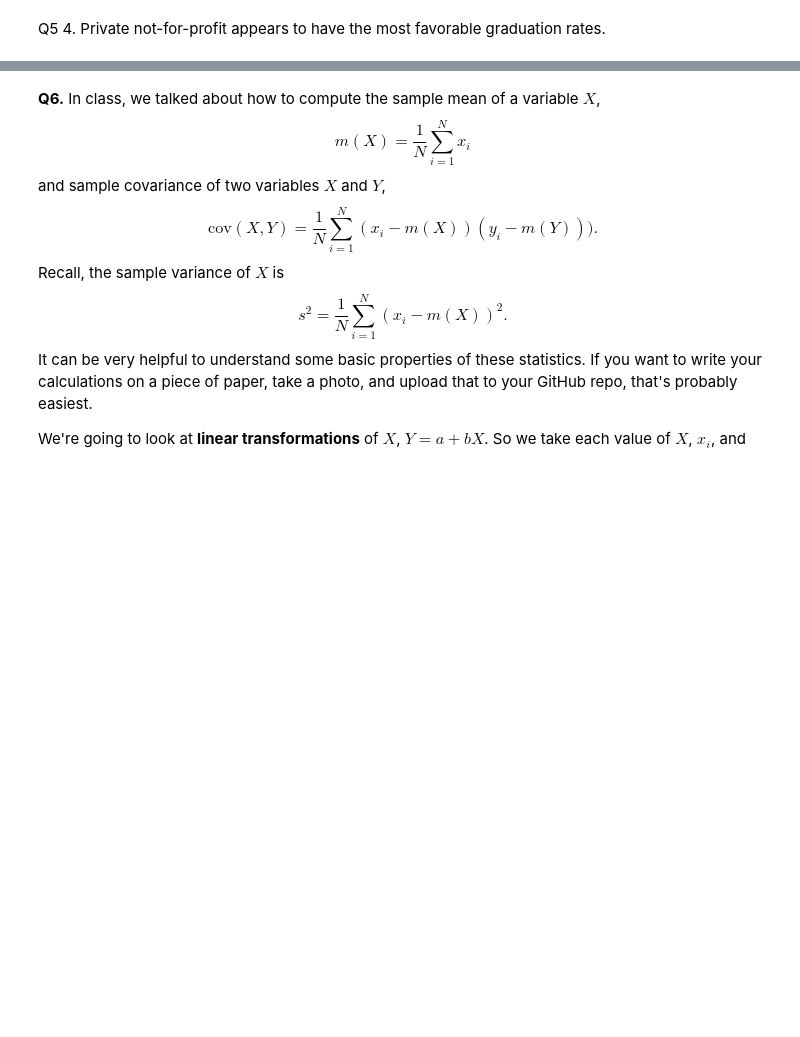
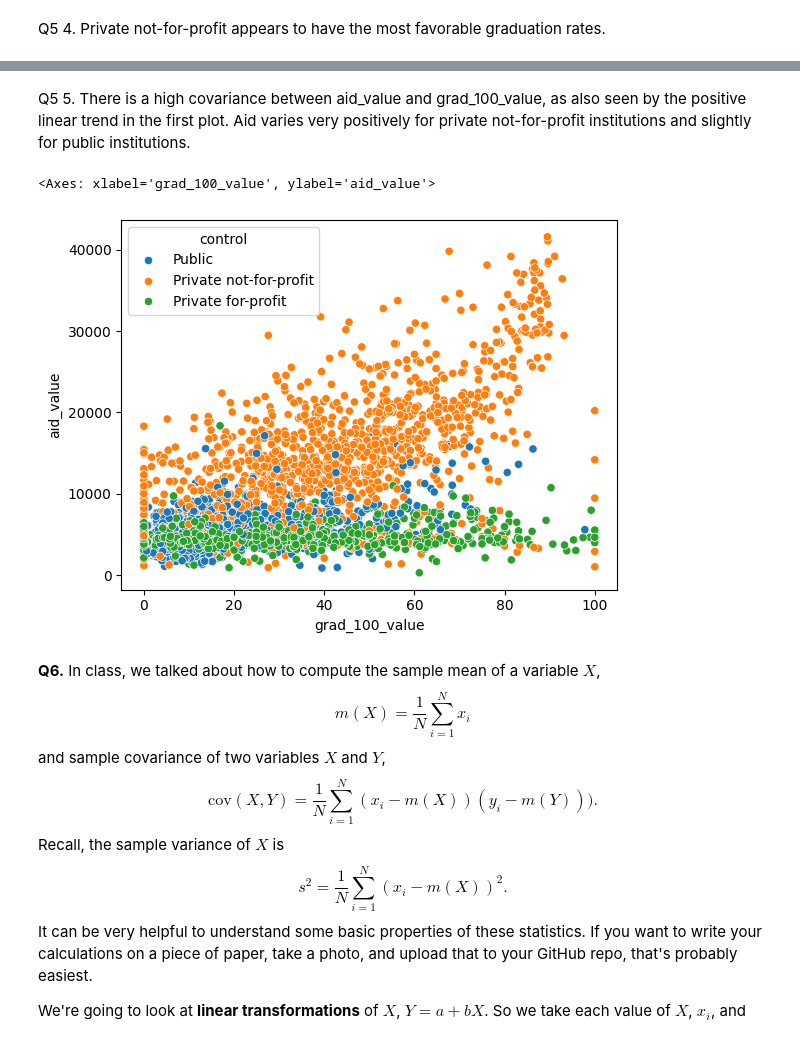
Before and after one commit to zayliet/ds3001-wrangling, a Jupyter notebook: HW2_Wrangling_EDA.ipynb, the cells around one changed output, grey strips where cells are left out. Cells and saved outputs as stored; diff of their text form; code cells hidden in the pictures; blank space fills up the shorter version.

```diff
--- a/HW2_Wrangling_EDA.ipynb
+++ b/HW2_Wrangling_EDA.ipynb
@@ -316,3 +320,14 @@ plt.legend()
+# %% [markdown]
+Q5 5. There is a high covariance between aid_value and grad_100_value, as also seen by the positive linear trend in the first plot. Aid varies very positively for private not-for-profit institutions and slightly for public institutions.
+# %%
+sns.scatterplot(x=college['grad_100_value'], y = college['aid_value'], alpha=.1)
+college[["aid_value", "grad_100_value"]].cov()
+college[["aid_value", "grad_100_value"]].corr()
+
+sns.scatterplot(data=college, x='grad_100_value', y='aid_value', hue='control')
+# %% [output]
+<Axes: xlabel='grad_100_value', ylabel='aid_value'>
+[figure, added]
 # %% [markdown]
 **Q6.** In class, we talked about how to compute the sample mean of a variable $X$,
 $$
```
Also changed, not shown: parts of 14 cells of this notebook.
